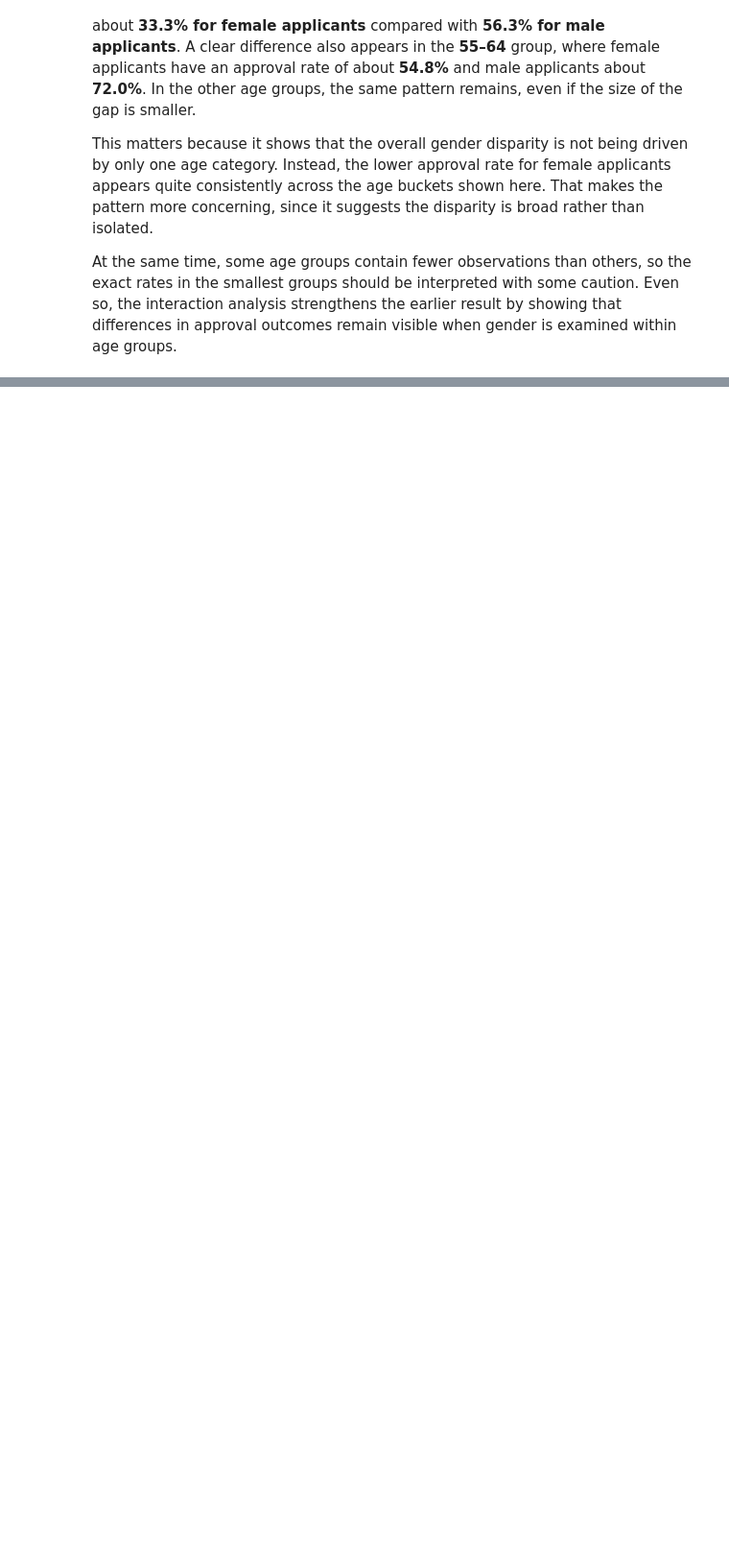
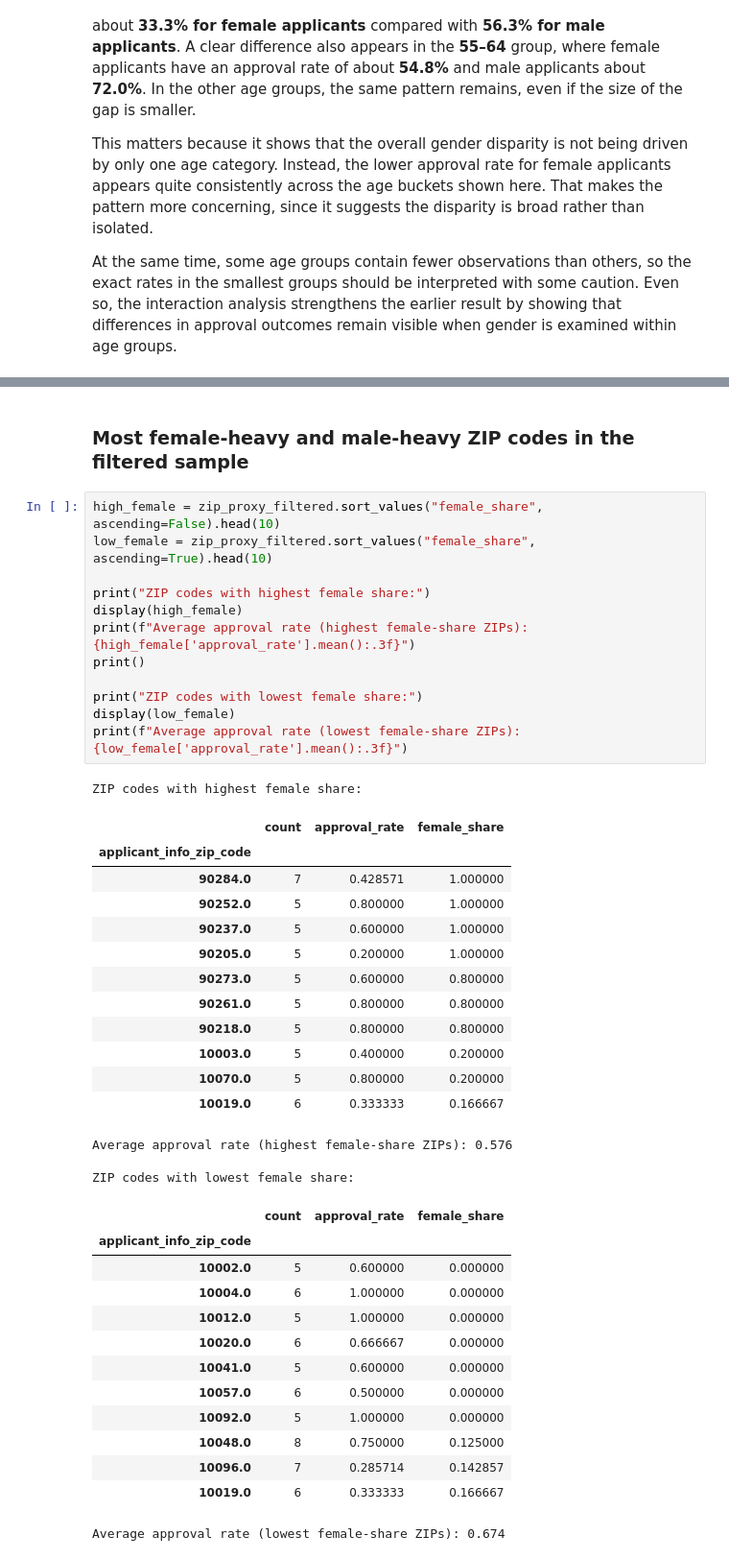
Before and after one commit to henrikpkr/dego-project-team4, a Jupyter notebook: notebooks/02-bias-analysis.ipynb, the cells around one changed output, grey strips where cells are left out. Shown at 96% size. Cells and saved outputs as stored; diff of their text form; blank space fills up the shorter version.

```diff
--- a/notebooks/02-bias-analysis.ipynb
+++ b/notebooks/02-bias-analysis.ipynb
@@ -459,0 +452,44 @@ plt.show()
+# %% [markdown]
+### Most female-heavy and male-heavy ZIP codes in the filtered sample
+# %%
+high_female = zip_proxy_filtered.sort_values("female_share", ascending=False).head(10)
+low_female = zip_proxy_filtered.sort_values("female_share", ascending=True).head(10)
+
+print("ZIP codes with highest female share:")
+display(high_female)
+print(f"Average approval rate (highest female-share ZIPs): {high_female['approval_rate'].mean():.3f}")
+print()
+
+print("ZIP codes with lowest female share:")
+display(low_female)
+print(f"Average approval rate (lowest female-share ZIPs): {low_female['approval_rate'].mean():.3f}")
+# %% [output]
+ZIP codes with highest female share:
+|  | count | approval_rate | female_share |
+| applicant_info_zip_code |  |  |  |
+| 90284.0 | 7 | 0.428571 | 1.000000 |
+| 90252.0 | 5 | 0.800000 | 1.000000 |
+| 90237.0 | 5 | 0.600000 | 1.000000 |
+| 90205.0 | 5 | 0.200000 | 1.000000 |
+| 90273.0 | 5 | 0.600000 | 0.800000 |
+| 90261.0 | 5 | 0.800000 | 0.800000 |
+| 90218.0 | 5 | 0.800000 | 0.800000 |
+| 10003.0 | 5 | 0.400000 | 0.200000 |
+| 10070.0 | 5 | 0.800000 | 0.200000 |
+| 10019.0 | 6 | 0.333333 | 0.166667 |
+Average approval rate (highest female-share ZIPs): 0.576
+
+ZIP codes with lowest female share:
+|  | count | approval_rate | female_share |
+| applicant_info_zip_code |  |  |  |
+| 10002.0 | 5 | 0.600000 | 0.000000 |
+| 10004.0 | 6 | 1.000000 | 0.000000 |
+| 10012.0 | 5 | 1.000000 | 0.000000 |
+| 10020.0 | 6 | 0.666667 | 0.000000 |
+| 10041.0 | 5 | 0.600000 | 0.000000 |
+| 10057.0 | 6 | 0.500000 | 0.000000 |
+| 10092.0 | 5 | 1.000000 | 0.000000 |
+| 10048.0 | 8 | 0.750000 | 0.125000 |
+| 10096.0 | 7 | 0.285714 | 0.142857 |
+| 10019.0 | 6 | 0.333333 | 0.166667 |
+Average approval rate (lowest female-share ZIPs): 0.674
```
Also changed, not shown: parts of 30 cells of this notebook.
